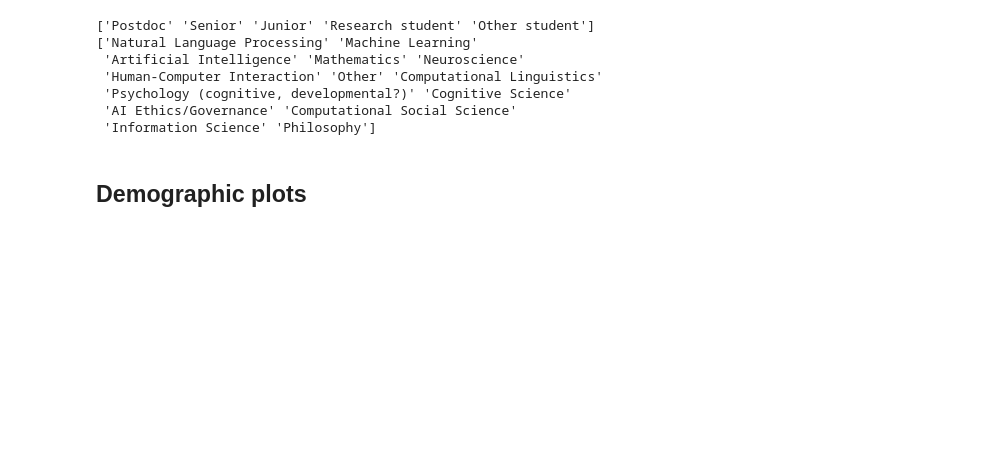
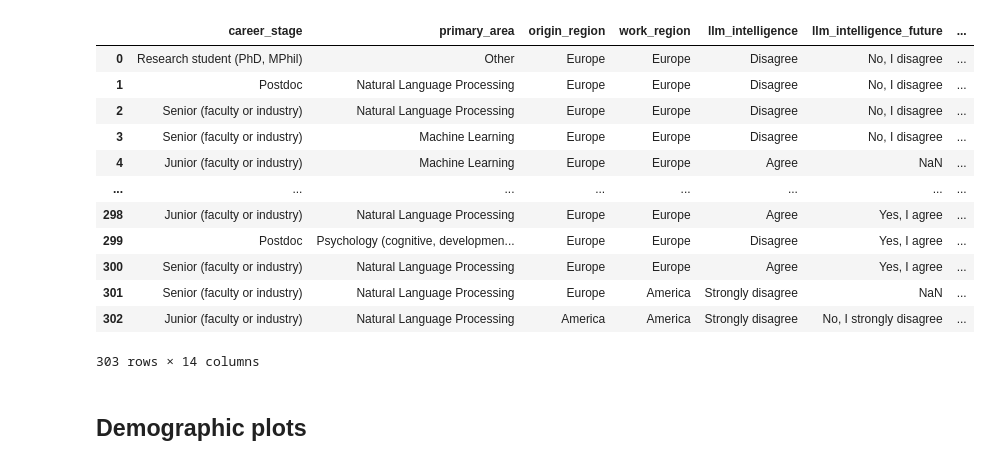
Before and after one commit to bertramhojer/perspectives-on-intelligence, a Jupyter notebook: src/survey/visualize.ipynb, the cells around one changed output. Drawn from its saved outputs; the diff is of its cells as text; code cells hidden in the pictures; blank space fills up the shorter version.

```diff
--- a/src/survey/visualize.ipynb
+++ b/src/survey/visualize.ipynb
@@ -41,17 +41,29 @@ def save_figure(save_path, format='pdf'):
     # Save the figure
     plt.savefig(f"../../figures/{save_path}.{format}", format=format.lower(), bbox_inches='tight', dpi=300)
     plt.close()
-# %%
-print(data.career_stage.unique())
-print(data.primary_area.unique())
-# %% [output]
-['Postdoc' 'Senior' 'Junior' 'Research student' 'Other student']
-['Natural Language Processing' 'Machine Learning'
- 'Artificial Intelligence' 'Mathematics' 'Neuroscience'
- 'Human-Computer Interaction' 'Other' 'Computational Linguistics'
- 'Psychology (cognitive, developmental?)' 'Cognitive Science'
- 'AI Ethics/Governance' 'Computational Social Science'
- 'Information Science' 'Philosophy']
+# %%
+public_data = raw_data.drop(columns=['Unnamed: 0', 'gender'])
+public_data['origin_region'] = [value[0] for value in public_data['origin_region'].str.split(':')]
+public_data['work_region'] = [value[0] for value in public_data['work_region'].str.split(':')]
+public_data['primary_area'] = public_data['primary_area'].str.replace('?', '', regex=False)
+public_data.drop(columns=['other_criteria', 'comments'], inplace=True)
+# %%
+public_data.to_csv("../../data/processed/public_data.csv", index=False)
+public_data
+# %% [output]
+|  | career_stage | primary_area | origin_region | work_region | llm_intelligence | llm_intelligence_future | ... |
+| 0 | Research student (PhD, MPhil) | Other | Europe | Europe | Disagree | No, I disagree | ... |
+| 1 | Postdoc | Natural Language Processing | Europe | Europe | Disagree | No, I disagree | ... |
+| 2 | Senior (faculty or industry) | Natural Language Processing | Europe | Europe | Disagree | No, I disagree | ... |
+| 3 | Senior (faculty or industry) | Machine Learning | Europe | Europe | Disagree | No, I disagree | ... |
+| 4 | Junior (faculty or industry) | Machine Learning | Europe | Europe | Agree | NaN | ... |
+| ... | ... | ... | ... | ... | ... | ... | ... |
+| 298 | Junior (faculty or industry) | Natural Language Processing | Europe | Europe | Agree | Yes, I agree | ... |
+| 299 | Postdoc | Psychology (cognitive, developmen... | Europe | Europe | Disagree | Yes, I agree | ... |
+| 300 | Senior (faculty or industry) | Natural Language Processing | Europe | Europe | Agree | Yes, I agree | ... |
+| 301 | Senior (faculty or industry) | Natural Language Processing | Europe | America | Strongly disagree | NaN | ... |
+| 302 | Junior (faculty or industry) | Natural Language Processing | America | America | Strongly disagree | No, I strongly disagree | ... |
+303 rows × 14 columns
 # %% [markdown]
 ## Demographic plots
 # %%
```
Also changed, not shown: parts of 14 cells of this notebook, 5 other files.
